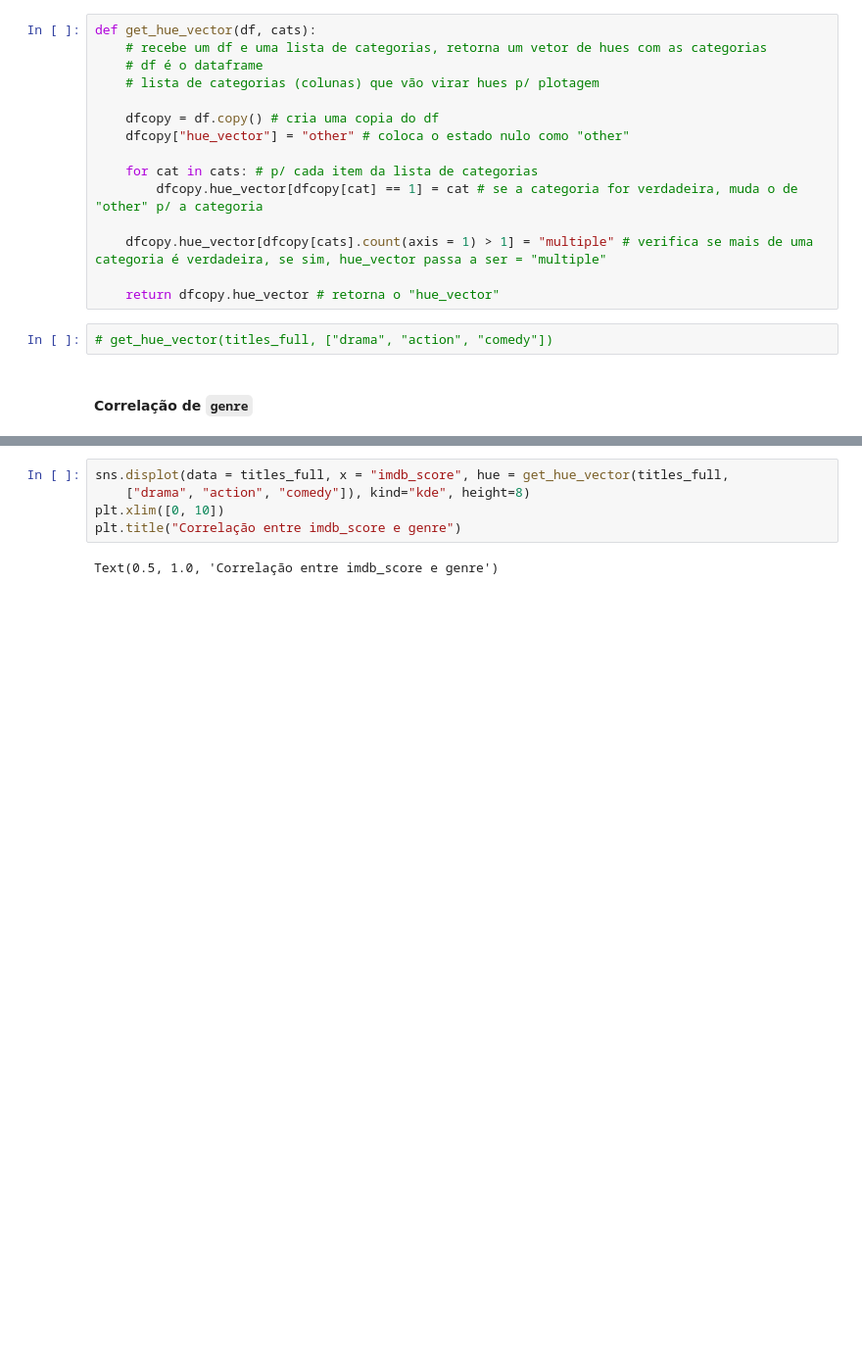
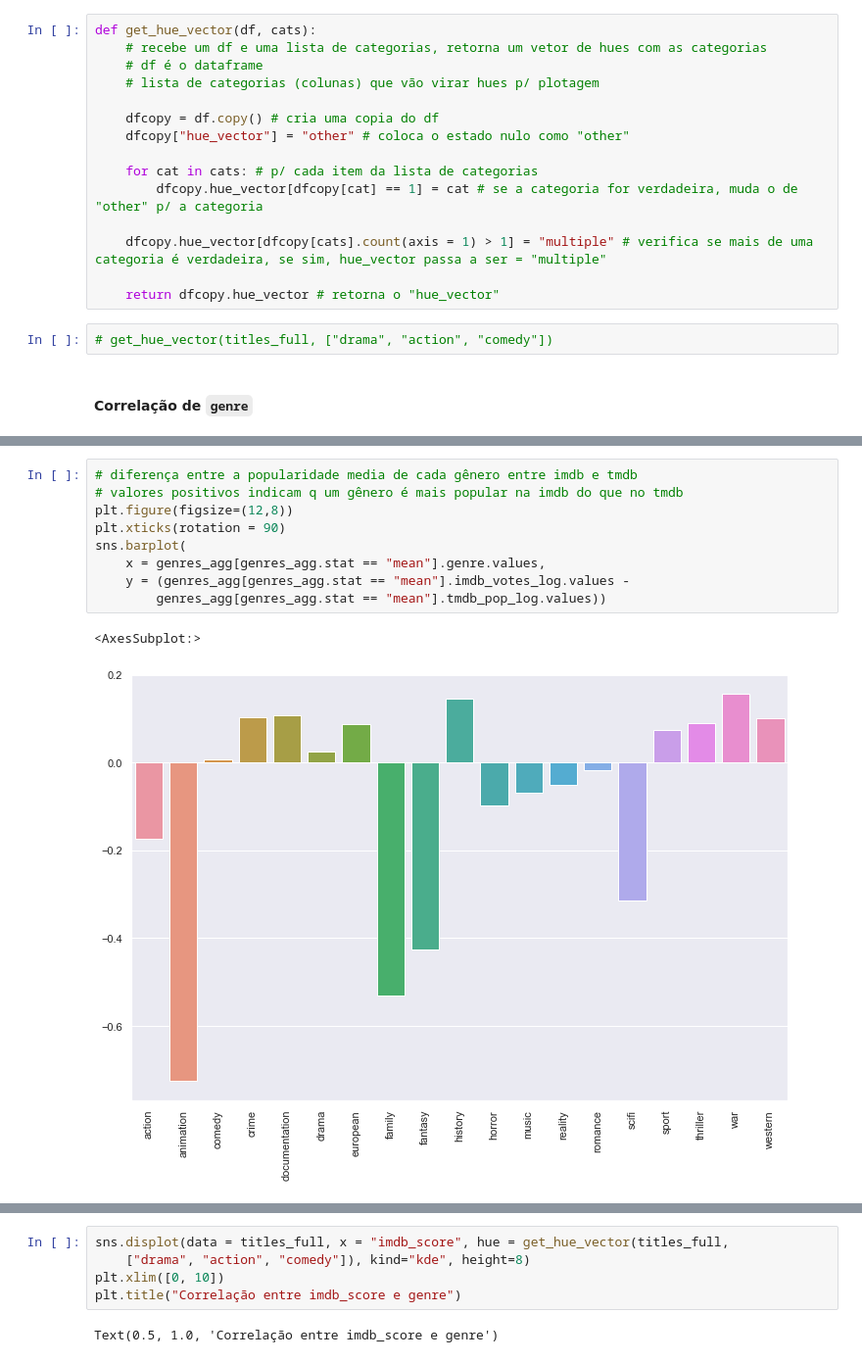
Before and after one commit to RodrigoLaraG/Data-Sci, a Jupyter notebook: DataSets/Netflix/NetflixNotebook.ipynb, the cells around one changed output, grey strips where cells are left out. Shown at 98% size. Saved outputs shown, nothing was run; the diff lists cells and outputs as text; blank space fills up the shorter version.

```diff
--- a/DataSets/Netflix/NetflixNotebook.ipynb
+++ b/DataSets/Netflix/NetflixNotebook.ipynb
@@ -1840,0 +1913,12 @@ def get_hue_vector(df, cats):
+# %%
+# diferença entre a popularidade media de cada gênero entre imdb e tmdb
+# valores positivos indicam q um gênero é mais popular na imdb do que no tmdb
+plt.figure(figsize=(12,8))
+plt.xticks(rotation = 90)
+sns.barplot(
+    x = genres_agg[genres_agg.stat == "mean"].genre.values,
+    y = (genres_agg[genres_agg.stat == "mean"].imdb_votes_log.values -
+        genres_agg[genres_agg.stat == "mean"].tmdb_pop_log.values))
+# %% [output]
+<AxesSubplot:>
+[figure, added]
```
Also changed, not shown: parts of 41 cells of this notebook.
